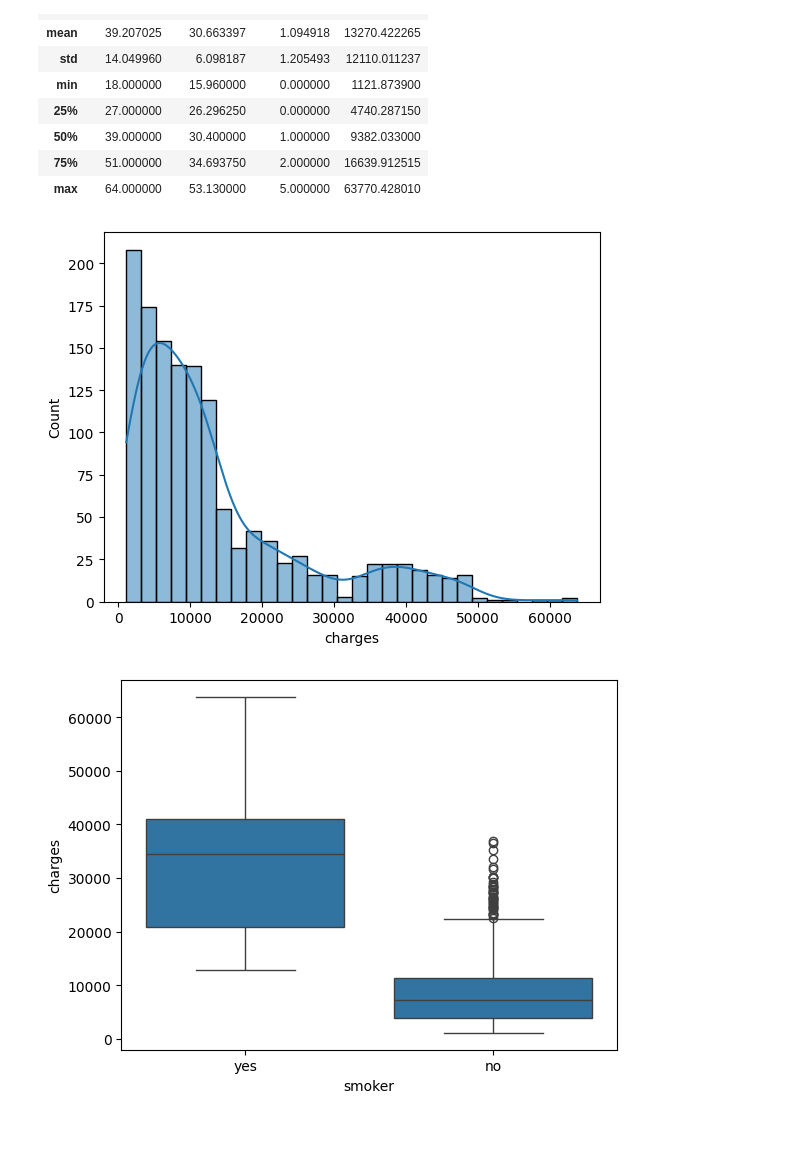
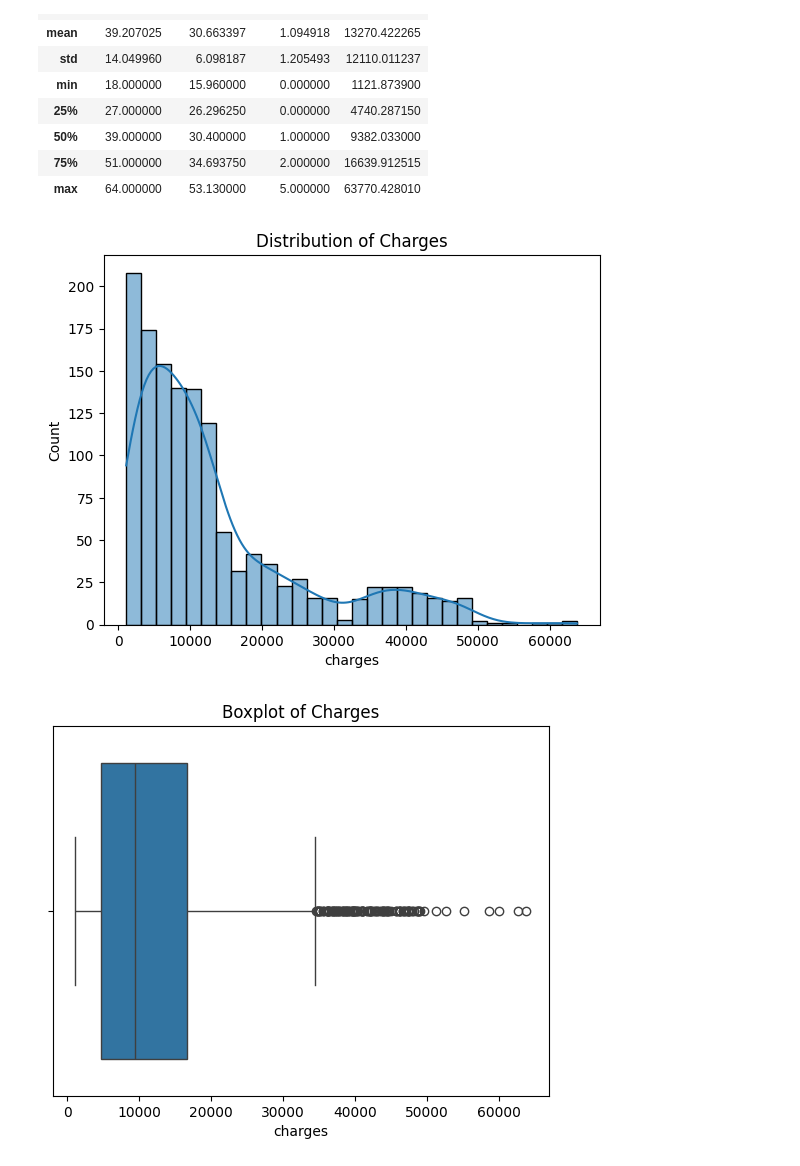
Before and after one commit to Rishiraj1994/LogicMojo-AI-ML-Jan26-rishiraj19, a Jupyter notebook: Insurance_practice.ipynb, the cells around one changed output. Drawn from its saved outputs; the diff is of its cells as text; code cells hidden in the pictures; blank space fills up the shorter version.

```diff
--- a/Insurance_practice.ipynb
+++ b/Insurance_practice.ipynb
@@ -46,19 +46,16 @@ data.describe()
 # %%
 import seaborn as sns
 import matplotlib.pyplot as plt
 
 sns.histplot(data['charges'], kde=True)
+plt.title("Distribution of Charges")
 plt.show()
-
-sns.boxplot(x='smoker', y='charges', data=data)
-plt.show()
 # %% [output]
-[figure, old version]
+[figure, new version]
-[figure, removed]
 # %%
-data['bmi_category'] = pd.cut(data['bmi'],
-                             bins=[0,18.5,25,30,100],
-                             labels=['underweight','normal','overweight','obese'])
-
-data['age_bmi'] = data['age'] * data['bmi']
+sns.boxplot(x=data['charges'])
+plt.title("Boxplot of Charges")
+plt.show()
+# %% [output]
+[figure, added]
 # %%
```
Also changed, not shown: parts of 24 cells of this notebook.
